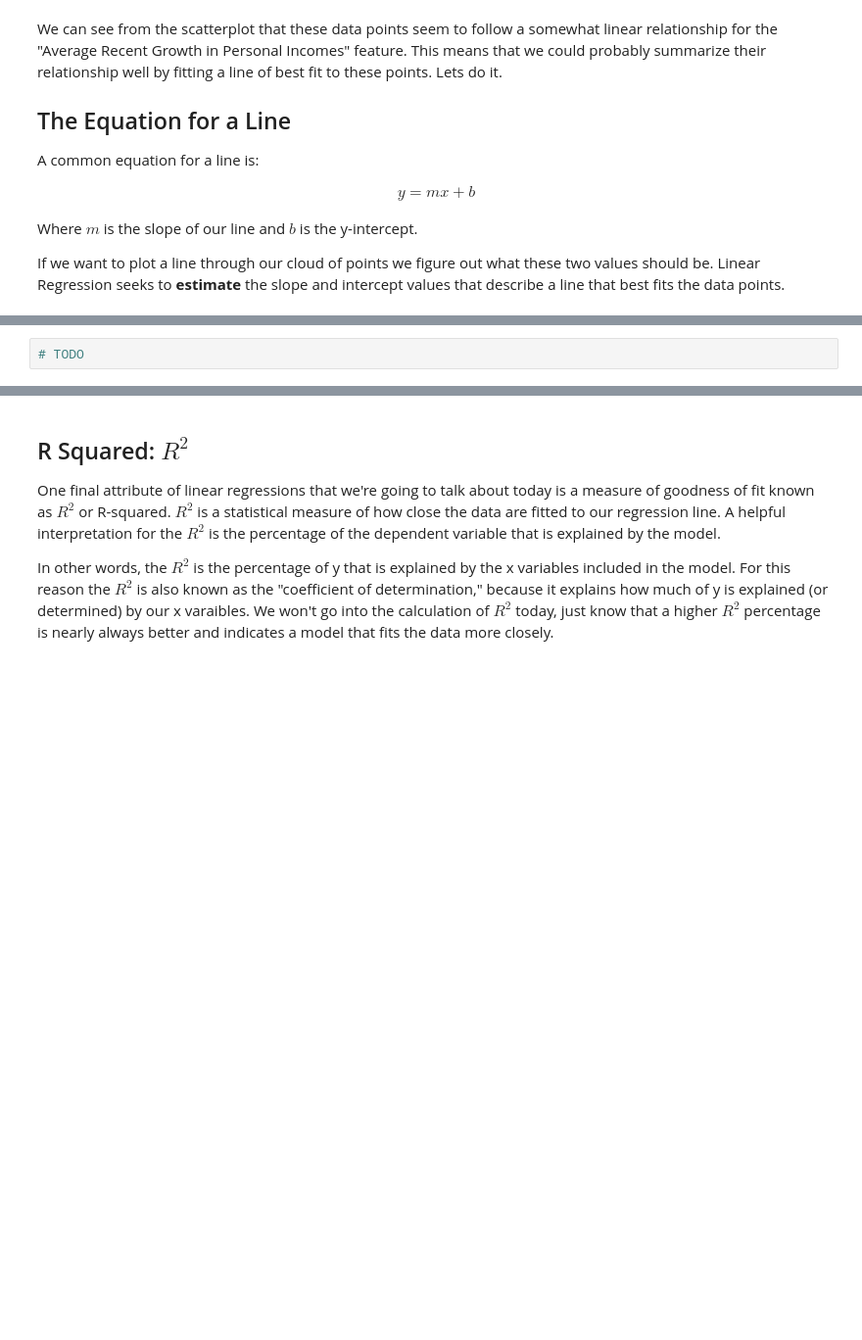
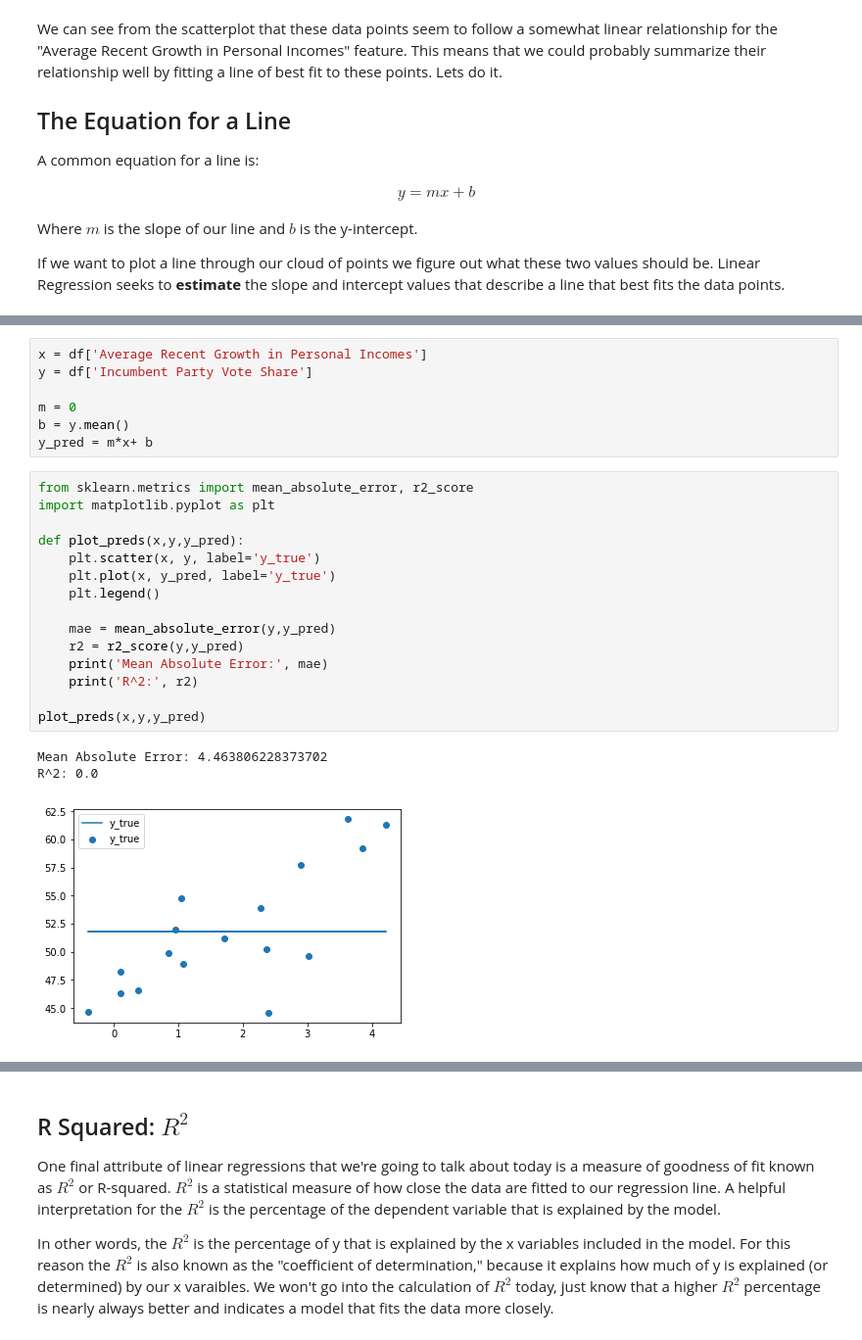
Before and after one commit to bloominstituteoftechnology/DS-Unit-2-Regression-1, a Jupyter notebook: module4-understanding-ols/understanding-ols.ipynb, the cells around one changed output, grey strips where cells are left out. Shown at 98% size. Cells and saved outputs as stored; diff of their text form; blank space fills up the shorter version.

```diff
--- a/module4-understanding-ols/understanding-ols.ipynb
+++ b/module4-understanding-ols/understanding-ols.ipynb
@@ -270,5 +290,29 @@ If we want to plot a line through our cloud of points we figure out what these t
 - Error: The distance between predicted and observed values.
 
 ![Residual Error](http://www.ryanleeallred.com/wp-content/uploads/2018/08/residual-or-error.gif)
-# %%
-# TODO
+# %%
+x = df['Average Recent Growth in Personal Incomes']
+y = df['Incumbent Party Vote Share']
+
+m = 0
+b = y.mean()
+y_pred = m*x+ b
+# %%
+from sklearn.metrics import mean_absolute_error, r2_score
+import matplotlib.pyplot as plt
+
+def plot_preds(x,y,y_pred):
+    plt.scatter(x, y, label='y_true')
+    plt.plot(x, y_pred, label='y_true')
+    plt.legend()
+
+    mae = mean_absolute_error(y,y_pred)
+    r2 = r2_score(y,y_pred)
+    print('Mean Absolute Error:', mae)
+    print('R^2:', r2)
+
+plot_preds(x,y,y_pred)
+# %% [output]
+Mean Absolute Error: 4.463806228373702
+R^2: 0.0
+[figure, added]
```
Also changed, not shown: parts of 10 cells of this notebook, 4 other files.
